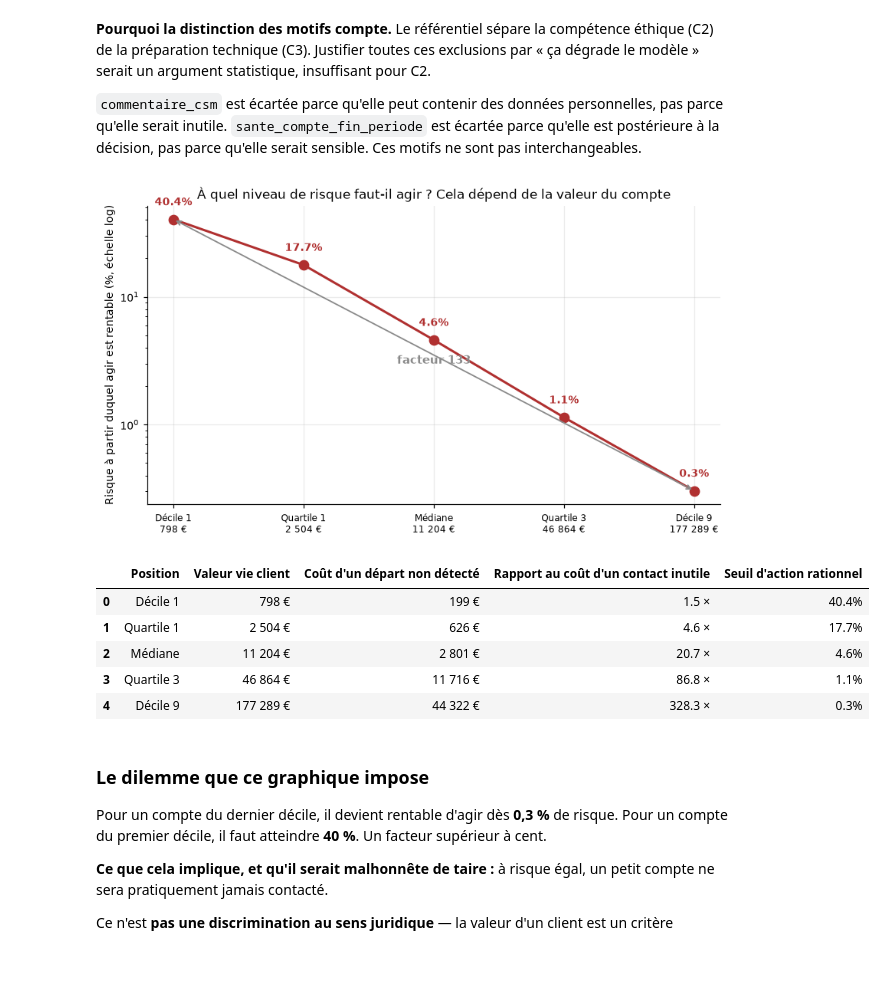
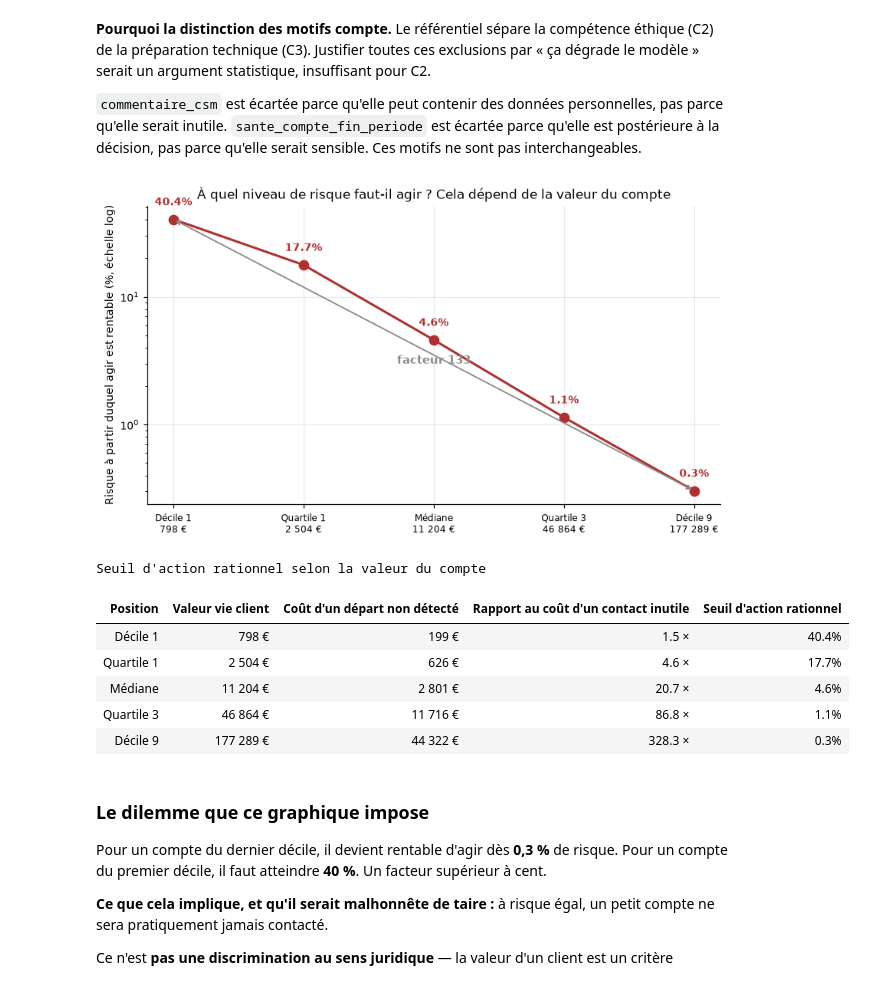
Before and after one commit to air-jaja/ai4me, a Jupyter notebook: notebooks/01_cadrage.ipynb, the cells around one changed output. Saved outputs shown, nothing was run; the diff lists cells and outputs as text; code cells hidden in the pictures.

```diff
--- a/notebooks/01_cadrage.ipynb
+++ b/notebooks/01_cadrage.ipynb
@@ -49,13 +49,17 @@ for candidat in [RACINE, *RACINE.parents]:
         break
 
 from churn_saas.donnees.ingestion import charger_bronze, inventaire
+from churn_saas.notebook import afficher_tableau
 from churn_saas.donnees.silver import construire_silver
+from churn_saas.notebook import afficher_tableau
 
 # Column groups driving the cleaning: numbers stored as text and mixed-format dates
 # are deliberate defects of the dataset, handled once here for the whole notebook.
 
+# Full cell content, never an ellipsis: the rationale columns carry the argument.
 pd.set_option("display.max_columns", 40)
-pd.set_option("display.width", 160)
+pd.set_option("display.width", 200)
+pd.set_option("display.max_colwidth", None)
 plt.rcParams.update({"figure.dpi": 110, "font.size": 9, "axes.grid": True,
                      "grid.alpha": 0.25, "axes.spines.top": False, "axes.spines.right": False})
 
@@ -78,6 +82,12 @@ print(f"Lignes brutes      : {len(brut):>6}")
 print(f"Doublons stricts   : {len(brut) - len(df):>6}")
 print(f"Comptes uniques    : {len(df):>6}")
 print(f"Colonnes           : {df.shape[1]:>6}  (29 sources + 5 issues du catalogue)")
+
+# --- Full-width table rendering ------------------------------------------------------
+# Pandas truncates long strings with an ellipsis. The rationale columns below carry
+# the argument, so every cell must show its full content.
+pd.set_option("display.max_colwidth", None)
+pd.set_option("display.max_rows", 100)
 # %% [output]
 Lignes brutes      :   5035
 Doublons stricts   :     35
@@ -499,41 +601,42 @@ cout_fn = valeurs * U_RETENTION
 seuils = COUT_FP / (COUT_FP + cout_fn)
 
 fig, ax = plt.subplots(figsize=(7.6, 4.4))
 positions = range(len(quantiles))
 ax.plot(positions, seuils.to_numpy() * 100, "o-", color=PALETTE["accent"], lw=2, ms=8)
 for p, s, v in zip(positions, seuils, valeurs):
     ax.annotate(f"{s:.1%}", (p, s * 100), textcoords="offset points", xytext=(0, 12),
                 ha="center", fontsize=9, fontweight="bold", color=PALETTE["accent"])
 ax.set_yscale("log")
 ax.set_xticks(list(positions))
 ax.set_xticklabels([f"Décile 1\n{valeurs.iloc[0]:,.0f} €".replace(",", " "),
                     f"Quartile 1\n{valeurs.iloc[1]:,.0f} €".replace(",", " "),
                     f"Médiane\n{valeurs.iloc[2]:,.0f} €".replace(",", " "),
                     f"Quartile 3\n{valeurs.iloc[3]:,.0f} €".replace(",", " "),
                     f"Décile 9\n{valeurs.iloc[4]:,.0f} €".replace(",", " ")], fontsize=8)
 ax.set_ylabel("Risque à partir duquel agir est rentable (%, échelle log)")
 ax.set_title("À quel niveau de risque faut-il agir ? Cela dépend de la valeur du compte")
 ax.annotate("", xy=(0, seuils.iloc[0] * 100), xytext=(4, seuils.iloc[-1] * 100),
             arrowprops=dict(arrowstyle="<->", color=PALETTE["neutre"], lw=1.2))
 ax.text(2, 3, f"facteur {seuils.iloc[0] / seuils.iloc[-1]:.0f}", ha="center",
         fontsize=10, fontweight="bold", color=PALETTE["neutre"])
 plt.tight_layout(); plt.show()
 
-pd.DataFrame({
+afficher_tableau(pd.DataFrame({
     "Position": ["Décile 1", "Quartile 1", "Médiane", "Quartile 3", "Décile 9"],
     "Valeur vie client": [f"{v:,.0f} €".replace(",", " ") for v in valeurs],
     "Coût d'un départ non détecté": [f"{c:,.0f} €".replace(",", " ") for c in cout_fn],
     "Rapport au coût d'un contact inutile": [f"{c / COUT_FP:.1f} ×" for c in cout_fn],
     "Seuil d'action rationnel": [f"{s:.1%}" for s in seuils],
-})
+}), "Seuil d'action rationnel selon la valeur du compte")
 # %% [output]
 [figure]
+Seuil d'action rationnel selon la valeur du compte
-|  | Position | Valeur vie client | Coût d'un départ non détecté | Rapport au coût d'un contact inutile | Seuil d'action rationnel |
-| 0 | Décile 1 | 798 € | 199 € | 1.5 × | 40.4% |
-| 1 | Quartile 1 | 2 504 € | 626 € | 4.6 × | 17.7% |
-| 2 | Médiane | 11 204 € | 2 801 € | 20.7 × | 4.6% |
-| 3 | Quartile 3 | 46 864 € | 11 716 € | 86.8 × | 1.1% |
-| 4 | Décile 9 | 177 289 € | 44 322 € | 328.3 × | 0.3% |
+| Position | Valeur vie client | Coût d'un départ non détecté | Rapport au coût d'un contact inutile | Seuil d'action rationnel |
+| Décile 1 | 798 € | 199 € | 1.5 × | 40.4% |
+| Quartile 1 | 2 504 € | 626 € | 4.6 × | 17.7% |
+| Médiane | 11 204 € | 2 801 € | 20.7 × | 4.6% |
+| Quartile 3 | 46 864 € | 11 716 € | 86.8 × | 1.1% |
+| Décile 9 | 177 289 € | 44 322 € | 328.3 × | 0.3% |
 # %% [markdown]
 ### Le dilemme que ce graphique impose
 
```
Also changed, not shown: parts of 12 cells of this notebook, 3 other files.
